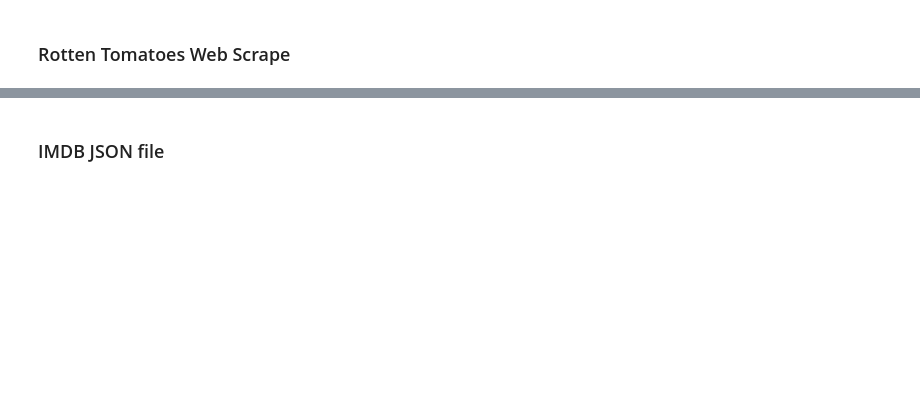
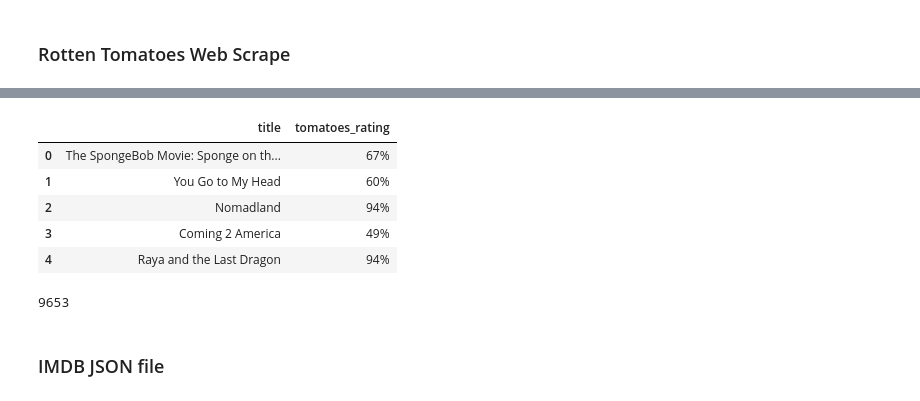
Before and after one commit to williamkewei/ETL-Project, a Jupyter notebook: ETL-Project.ipynb, the cells around one changed output, grey strips where cells are left out. Saved outputs shown, nothing was run; the diff lists cells and outputs as text; code cells hidden in the pictures; blank space fills up the shorter version.

```diff
--- a/ETL-Project.ipynb
+++ b/ETL-Project.ipynb
@@ -125,8 +133,17 @@ for m in movies:
 # %%
 # Create the rotten tomatoes DataFrame
 data_tomato = {'title':movie_title,'tomatoes_rating':movie_rating}
-tomato_df = pd.DataFrame(data=data_tomato)
-tomato_df.head()
+tomatoes_df = pd.DataFrame(data=data_tomato)
+tomatoes_df.head()
+# %% [output]
+|  | title | tomatoes_rating |
+| 0 | The SpongeBob Movie: Sponge on th... | 67% |
+| 1 | You Go to My Head | 60% |
+| 2 | Nomadland | 94% |
+| 3 | Coming 2 America | 49% |
+| 4 | Raya and the Last Dragon | 94% |
 # %%
-len(tomato_df)
+len(tomatoes_df)
+# %% [output]
+9653
 # %%
```
Also changed, not shown: parts of 19 cells of this notebook.
